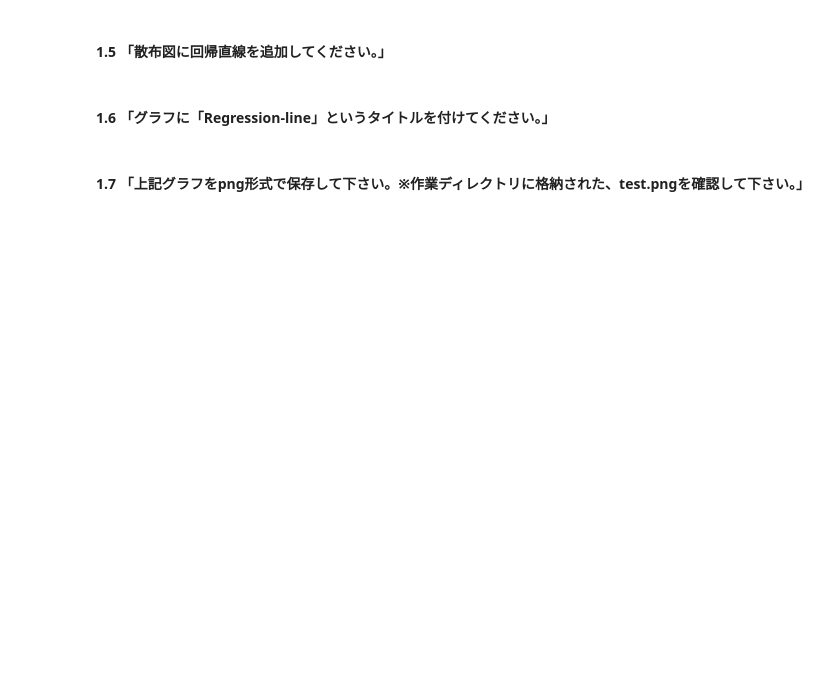
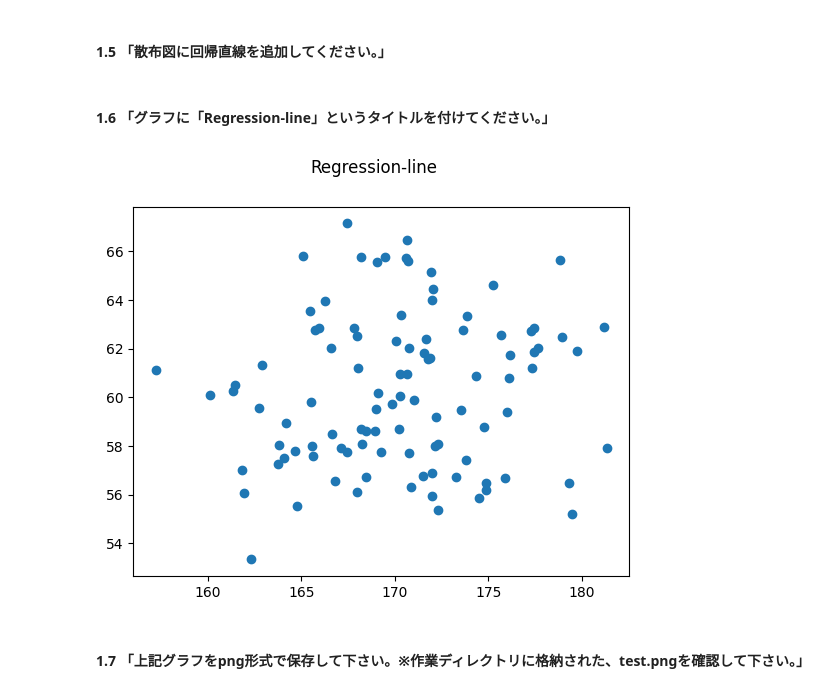
Before and after one commit to area6080/python_basic, a Jupyter notebook: matplotlib_editor.ipynb, the cells around one changed output. Saved outputs shown, nothing was run; the diff lists cells and outputs as text; code cells hidden in the pictures; blank space fills up the shorter version.

```diff
--- a/matplotlib_editor.ipynb
+++ b/matplotlib_editor.ipynb
@@ -39,5 +69,13 @@ data['体重'] = np.random.normal(60, 3, 100)
 #### 1.5 「散布図に回帰直線を追加してください。」
 # %% [markdown]
 #### 1.6 「グラフに「Regression-line」というタイトルを付けてください。」
+# %%
+fig = plt.figure()
+ax = fig.add_subplot(1,1,1)
+ax.scatter(data['身長'], data['体重'])
+fig.suptitle('Regression-line')
+plt.show()
+# %% [output]
+[figure, added]
 # %% [markdown]
 #### 1.7 「上記グラフをpng形式で保存して下さい。※作業ディレクトリに格納された、test.pngを確認して下さい。」
```
Also changed, not shown: parts of 5 cells of this notebook.
